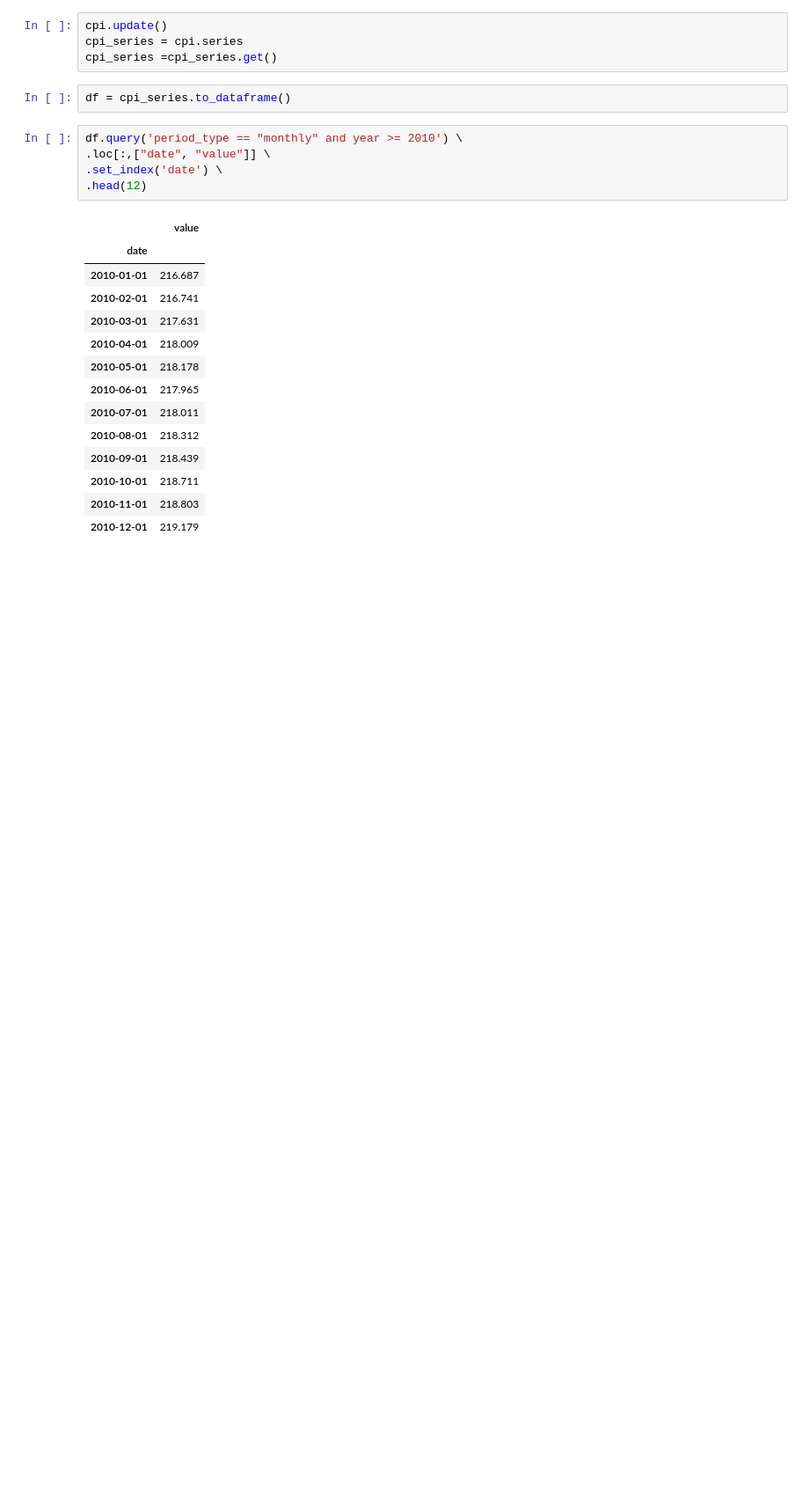
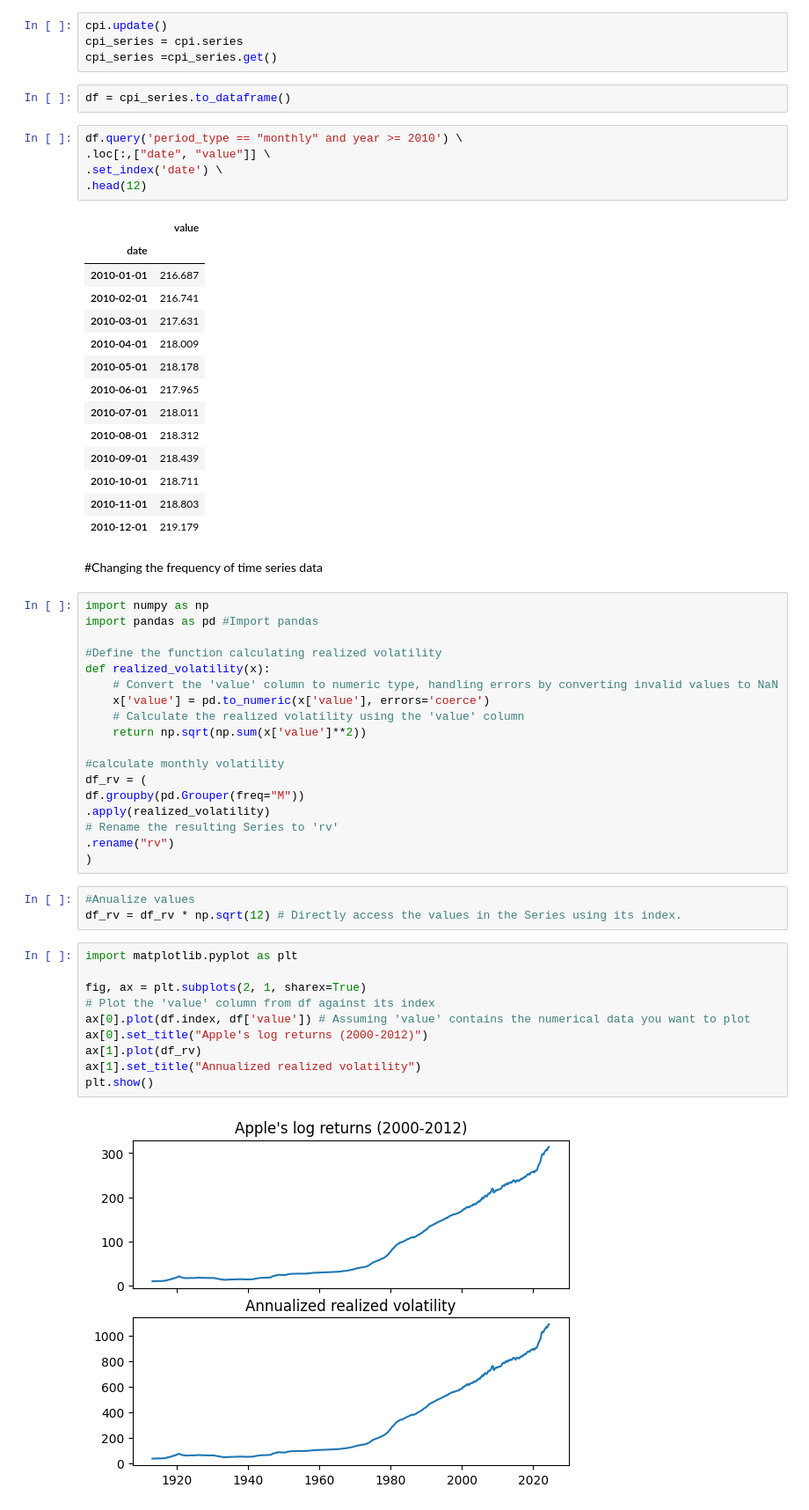
Before and after one commit to softwareeng1/Acquiring-financial-data, a Jupyter notebook: Dataprocessing.ipynb, the cells around one changed output. Shown at 88% size. Drawn from its saved outputs; the diff is of its cells as text; blank space fills up the shorter version.

Commit message:
Data processing.

```diff
--- a/Dataprocessing.ipynb
+++ b/Dataprocessing.ipynb
@@ -129,3 +129,38 @@ df.query('period_type == "monthly" and year >= 2010') \
 | 2010-10-01 | 218.711 |
 | 2010-11-01 | 218.803 |
 | 2010-12-01 | 219.179 |
+# %% [markdown]
+#Changing the frequency of time series data
+# %%
+import numpy as np
+import pandas as pd #Import pandas
+
+#Define the function calculating realized volatility
+def realized_volatility(x):
+    # Convert the 'value' column to numeric type, handling errors by converting invalid values to NaN
+    x['value'] = pd.to_numeric(x['value'], errors='coerce')
+    # Calculate the realized volatility using the 'value' column
+    return np.sqrt(np.sum(x['value']**2))
+
+#calculate monthly volatility
+df_rv = (
+df.groupby(pd.Grouper(freq="M"))
+.apply(realized_volatility)
+# Rename the resulting Series to 'rv'
+.rename("rv")
+)
+# %%
+#Anualize values
+df_rv = df_rv * np.sqrt(12) # Directly access the values in the Series using its index.
+# %%
+import matplotlib.pyplot as plt
+
+fig, ax = plt.subplots(2, 1, sharex=True)
+# Plot the 'value' column from df against its index
+ax[0].plot(df.index, df['value']) # Assuming 'value' contains the numerical data you want to plot
+ax[0].set_title("Apple's log returns (2000-2012)")
+ax[1].plot(df_rv)
+ax[1].set_title("Annualized realized volatility")
+plt.show()
+# %% [output]
+[figure, added]
```
Also changed, not shown: parts of 13 cells of this notebook.
